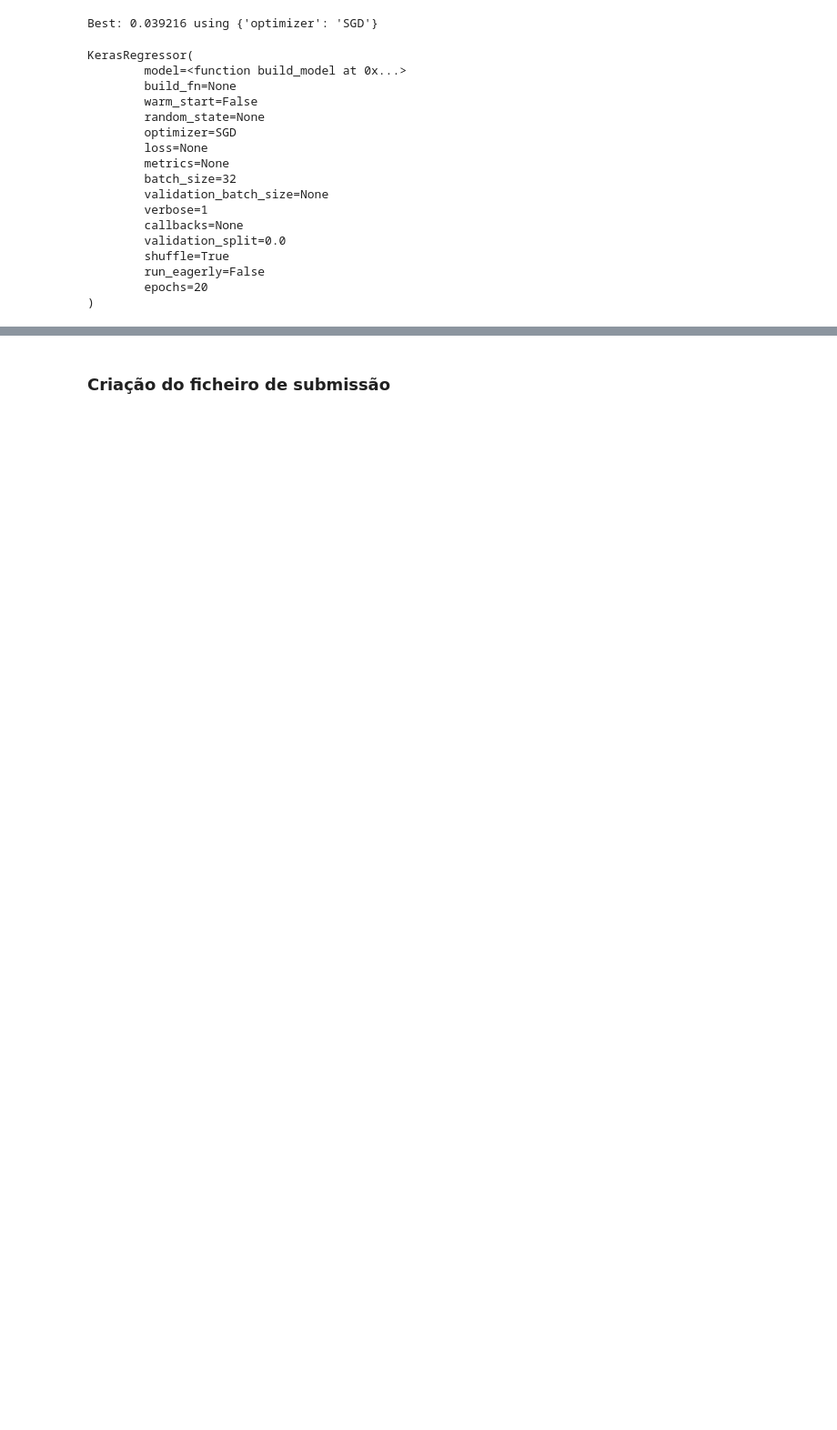
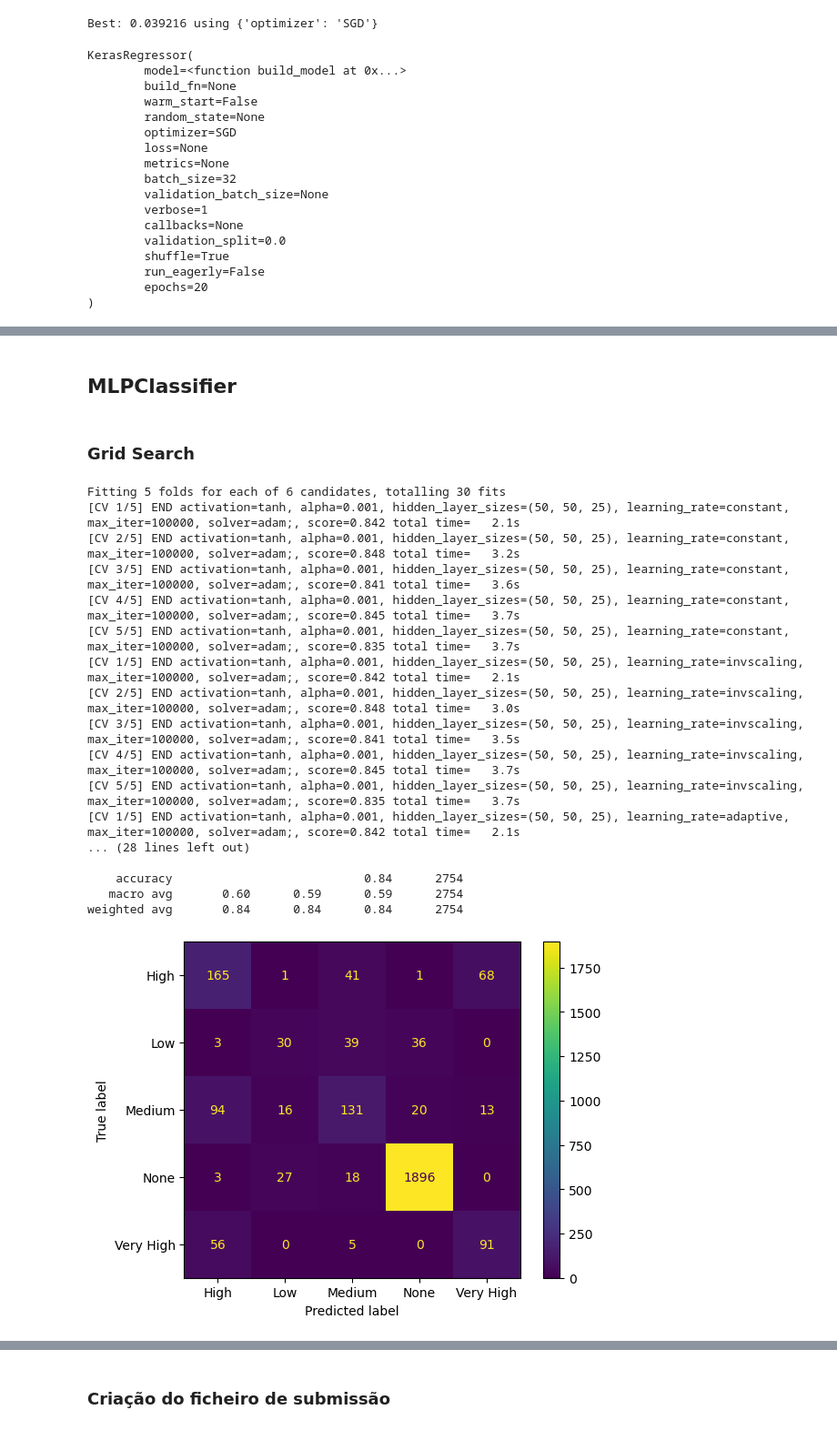
Before and after one commit to orlandopalmeira/Trabalho-DAA-2023-2024, a Jupyter notebook: Tarefa_2/tarefa_2_model.ipynb, the cells around one changed output, grey strips where cells are left out. Shown at 91% size. Saved outputs shown, nothing was run; the diff lists cells and outputs as text; code cells hidden in the pictures; blank space fills up the shorter version.

```diff
--- a/Tarefa_2/tarefa_2_model.ipynb
+++ b/Tarefa_2/tarefa_2_model.ipynb
@@ -698,0 +555,49 @@ predictionMLP = best_mlp_model.predict(X_test_normalize)
+# %% [markdown]
+## MLPClassifier
+# %%
+from sklearn.neural_network import MLPClassifier
+
+mlp = MLPClassifier(random_state=2023)
+# %% [markdown]
+### Grid Search
+# %%
+param_grid = {
+    'hidden_layer_sizes': [(50, 50, 25), (50, 25, 25)],
+    'activation': ['tanh'],
+    'solver': ['adam'],
+    'alpha': [0.001],
+    'max_iter': [100000],
+    'learning_rate': ['constant', 'invscaling', 'adaptive'],
+}
+
+
+grid_searchMLP = GridSearchCV(mlp, param_grid, cv=5, refit=True, verbose=3)
+grid_searchMLP.fit(X_train_normalize, y_train_normalize)
+grid_predictionMLP = grid_searchMLP.predict(X_test_normalize)
+
+print("Best estimator: ", grid_searchMLP.best_estimator_)
+
+mlp_best = grid_searchMLP.best_estimator_
+
+print(classification_report(y_test_normalize, grid_predictionMLP))
+ConfusionMatrixDisplay.from_predictions(y_test_normalize, grid_predictionMLP)
+plt.show()
+# %% [output]
+Fitting 5 folds for each of 6 candidates, totalling 30 fits
+[CV 1/5] END activation=tanh, alpha=0.001, hidden_layer_sizes=(50, 50, 25), learning_rate=constant, max_iter=100000, solver=adam;, score=0.842 total time=   2.1s
+[CV 2/5] END activation=tanh, alpha=0.001, hidden_layer_sizes=(50, 50, 25), learning_rate=constant, max_iter=100000, solver=adam;, score=0.848 total time=   3.2s
+[CV 3/5] END activation=tanh, alpha=0.001, hidden_layer_sizes=(50, 50, 25), learning_rate=constant, max_iter=100000, solver=adam;, score=0.841 total time=   3.6s
+[CV 4/5] END activation=tanh, alpha=0.001, hidden_layer_sizes=(50, 50, 25), learning_rate=constant, max_iter=100000, solver=adam;, score=0.845 total time=   3.7s
+[CV 5/5] END activation=tanh, alpha=0.001, hidden_layer_sizes=(50, 50, 25), learning_rate=constant, max_iter=100000, solver=adam;, score=0.835 total time=   3.7s
+[CV 1/5] END activation=tanh, alpha=0.001, hidden_layer_sizes=(50, 50, 25), learning_rate=invscaling, max_iter=100000, solver=adam;, score=0.842 total time=   2.1s
+[CV 2/5] END activation=tanh, alpha=0.001, hidden_layer_sizes=(50, 50, 25), learning_rate=invscaling, max_iter=100000, solver=adam;, score=0.848 total time=   3.0s
+[CV 3/5] END activation=tanh, alpha=0.001, hidden_layer_sizes=(50, 50, 25), learning_rate=invscaling, max_iter=100000, solver=adam;, score=0.841 total time=   3.5s
+[CV 4/5] END activation=tanh, alpha=0.001, hidden_layer_sizes=(50, 50, 25), learning_rate=invscaling, max_iter=100000, solver=adam;, score=0.845 total time=   3.7s
+[CV 5/5] END activation=tanh, alpha=0.001, hidden_layer_sizes=(50, 50, 25), learning_rate=invscaling, max_iter=100000, solver=adam;, score=0.835 total time=   3.7s
+[CV 1/5] END activation=tanh, alpha=0.001, hidden_layer_sizes=(50, 50, 25), learning_rate=adaptive, max_iter=100000, solver=adam;, score=0.842 total time=   2.1s
+... (28 lines left out)
+
+    accuracy                           0.84      2754
+   macro avg       0.60      0.59      0.59      2754
+weighted avg       0.84      0.84      0.84      2754
+[figure, added]
```
Also changed, not shown: parts of 18 cells of this notebook, 1 other file.
